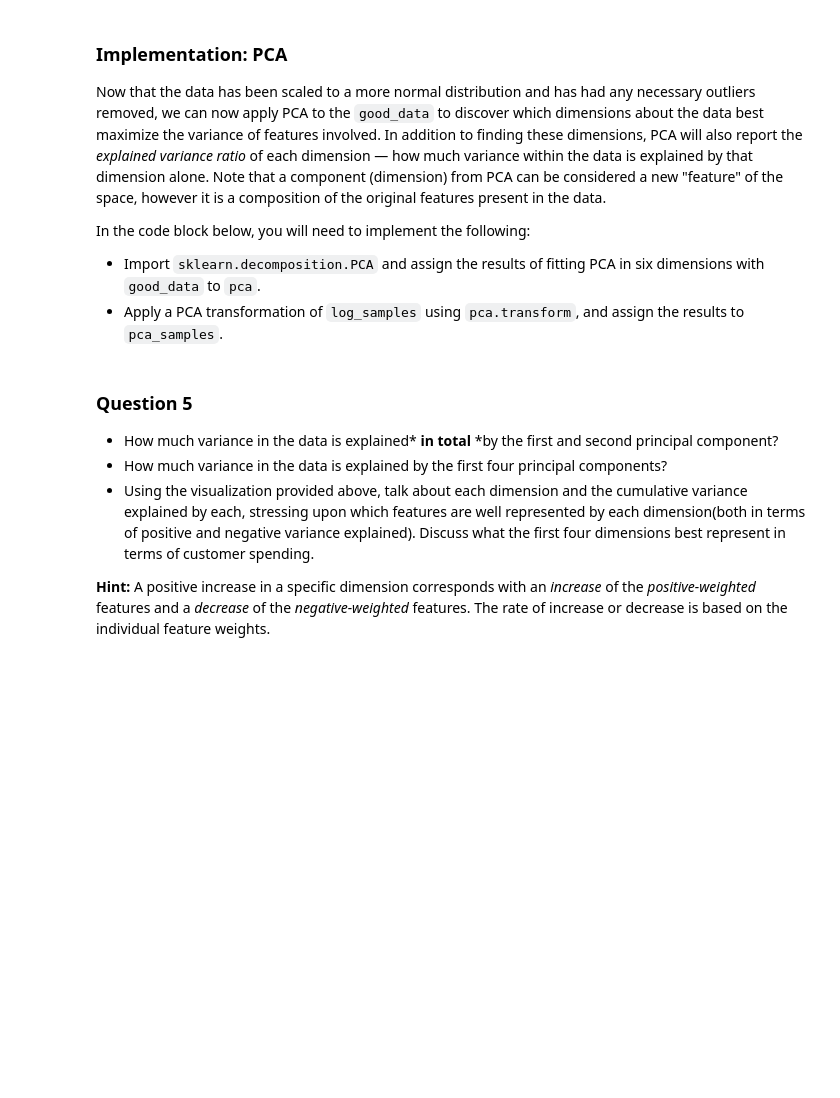
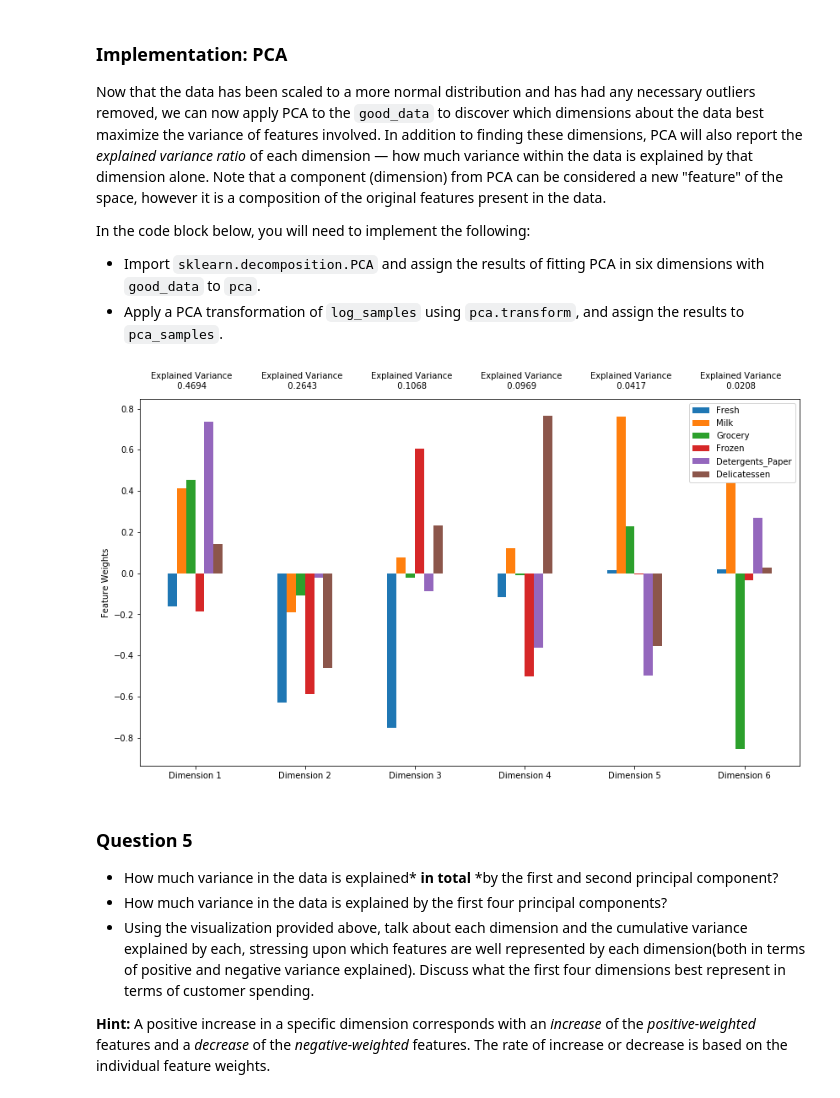
Before and after one commit to 369795172/Udacity_MachineLearning, a Jupyter notebook: customer_segments/customer_segments_MY.ipynb, the cells around one changed output. Cells and saved outputs as stored; diff of their text form; code cells hidden in the pictures; blank space fills up the shorter version.

```diff
--- a/customer_segments/customer_segments_MY.ipynb
+++ b/customer_segments/customer_segments_MY.ipynb
@@ -336,13 +336,15 @@ In the code block below, you will need to implement the following:
 # %%
 from sklearn.decomposition import PCA
 # TODO: Apply PCA by fitting the good data with the same number of dimensions as features
-pca = None
-
+pca = PCA(n_components=6)
+pca.fit(good_data)
 # TODO: Transform log_samples using the PCA fit above
-pca_samples = None
+pca_samples = pca.transform(log_samples)
 
 # Generate PCA results plot
 pca_results = vs.pca_results(good_data, pca)
+# %% [output]
+[figure, added]
 # %% [markdown]
 ### Question 5
 
```
Also changed, not shown: parts of 29 cells of this notebook, 1 other file.
